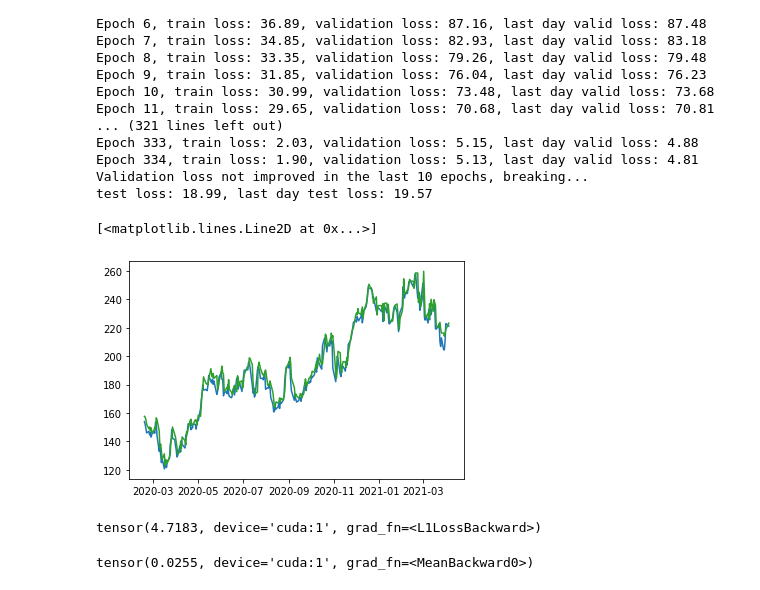
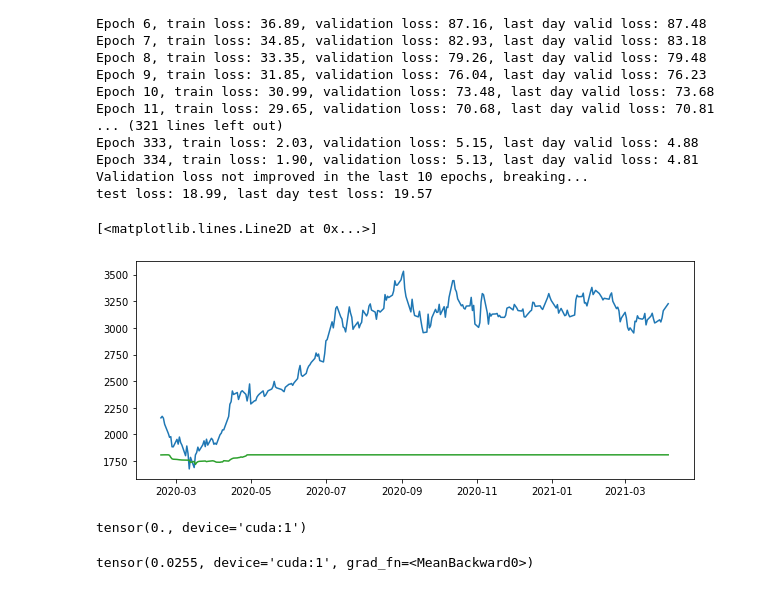
Before and after one commit to r-luo/GATech-CS7643-Project-Group, a Jupyter notebook: notebooks/richard_train_seq_price_lstm.ipynb, the cells around one changed output. Drawn from its saved outputs; the diff is of its cells as text; code cells hidden in the pictures.

Commit message:
Richard/model (#21)
* added multiple ticker pipeline

* better example

* fix example import

* add load_data

* fix bug

* added training results

* updates

* updated simulation

```diff
--- a/notebooks/richard_train_seq_price_lstm.ipynb
+++ b/notebooks/richard_train_seq_price_lstm.ipynb
@@ -162,7 +162,7 @@ Epoch 334, train loss: 1.90, validation loss: 5.13, last day valid loss: 4.81
 Validation loss not improved in the last 10 epochs, breaking...
 test loss: 18.99, last day test loss: 19.57
 # %%
-ticker = "TEAM"
+ticker = "AMZN"
 # %%
 ticker_ind = np.argwhere(test_data['ticker'] == ticker).squeeze()
 # %%
@@ -170,16 +170,16 @@ ticker_ypred = y_test_pred.cpu().detach().numpy()[ticker_ind, -1, :]
 ticker_y = y_test.cpu().detach().numpy()[ticker_ind, -1, :]
 ticker_dates = test_data['prediction_date'][ticker_ind]
 # %%
-fig, ax = plt.subplots(figsize=(6, 4))
+fig, ax = plt.subplots(figsize=(10, 4))
 ax.plot(pd.to_datetime(ticker_dates), ticker_y)
 ax.plot(pd.to_datetime(ticker_dates), ticker_ypred, color="C2")
 # %% [output]
 [<matplotlib.lines.Line2D at 0x...>]
-[figure, old version]
+[figure, new version]
 # %%
 criterion(y_test[ticker_ind, -1, :], y_test[ticker_ind, -1, :])
 # %% [output]
-tensor(4.7183, device='cuda:1', grad_fn=<L1LossBackward>)
+tensor(0., device='cuda:1')
 # %%
 (
     torch.abs(y_test_pred[ticker_ind, -1, :] - y_test[ticker_ind, -1, :]) / y_test[ticker_ind, -1, :]
```
Also changed, not shown: 12 other files.
